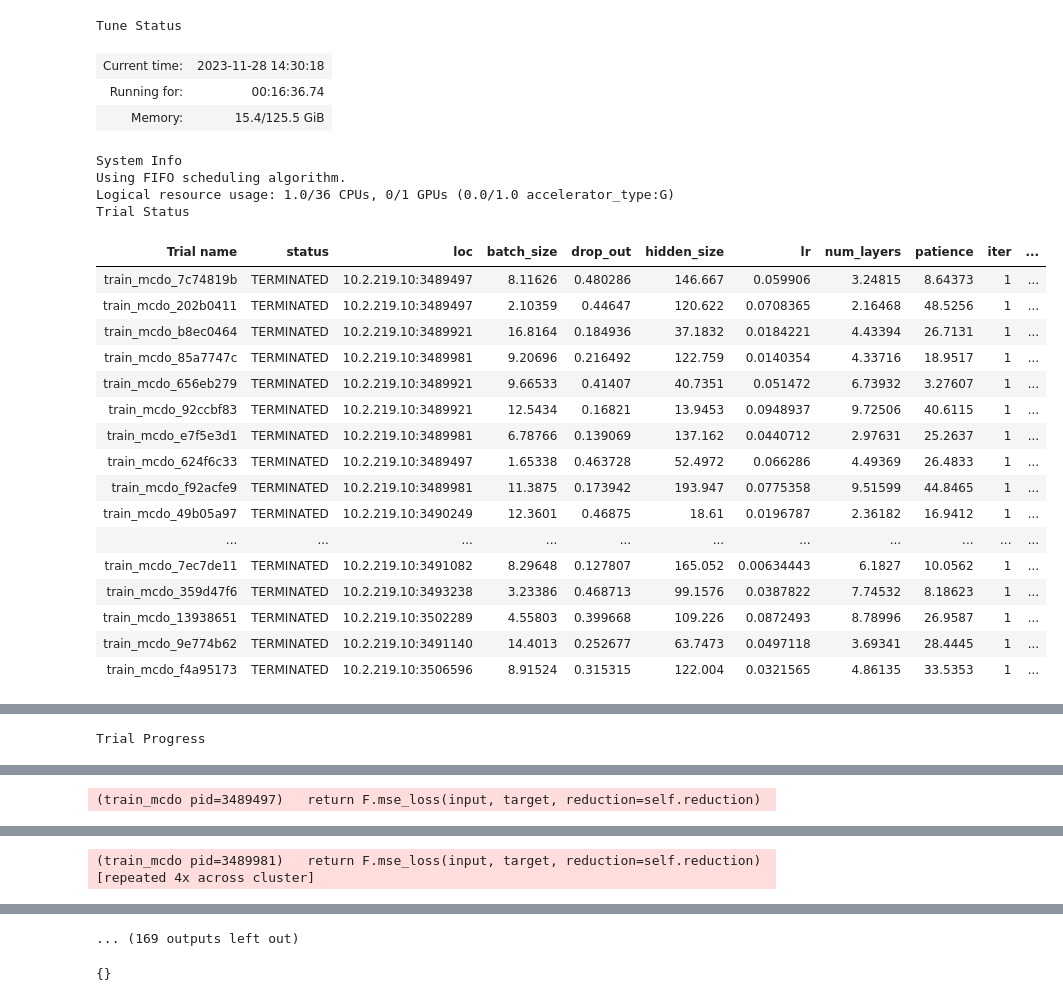
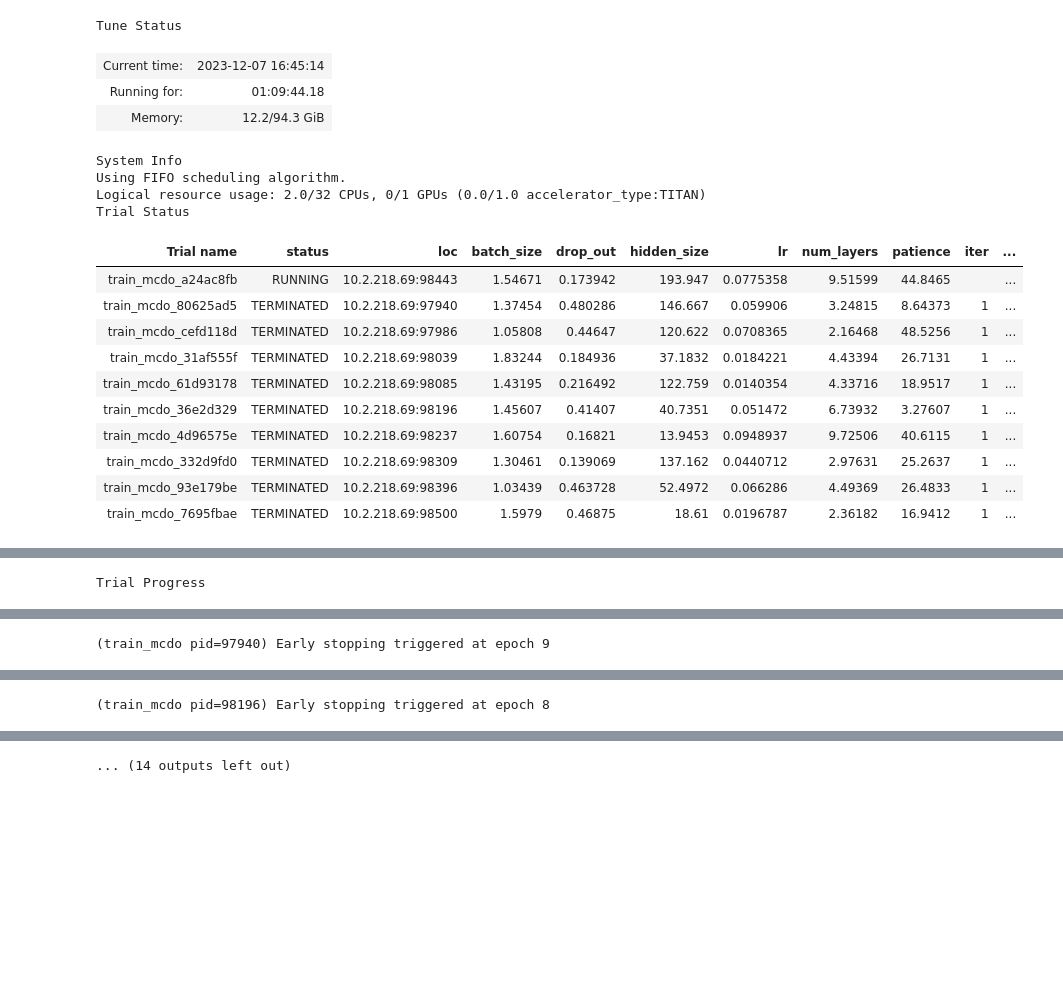
Before and after one commit to guptasamz/AML_Project, a Jupyter notebook: 03_hp_search_bnn_models_mcdo.ipynb, the cells around one changed output, grey strips where cells are left out. Saved outputs shown, nothing was run; the diff lists cells and outputs as text; code cells hidden in the pictures; blank space fills up the shorter version.

```diff
--- a/03_hp_search_bnn_models_mcdo.ipynb
+++ b/03_hp_search_bnn_models_mcdo.ipynb
@@ -115,3 +38,16 @@ def save_confusion_matrix_func(y_test, yp, title, path, route_id):
+# %%
+# Not to use in ipynb file
+# import argparse
+# # Create the parser
+# parser = argparse.ArgumentParser(description="Script for generating the deep ensemble hyperparameter results")
+# # Add the --value argument
+# parser.add_argument('--dv', type=int, help="Data version")
+# # Parse the arguments
+# args = parser.parse_args()
+# # Asking the user for their name
+# data_type = int(args.dv)
+
+data_type = 4
 # %%
 
 version = 'stl_1'
@@ -121,9 +57,3 @@ EPOCHS = 200
 DATA_DIR = '../data'
 
 pd.set_option('display.max_columns', None)
-# %%
-path = '../data/new_data/data1/'
-
-train_df = pd.read_csv(f'{path}/Data1_Train.csv')
-val_df = pd.read_csv(f'{path}/Data1_Val.csv')
-test_df = pd.read_csv(f'{path}/Data1_Test.csv')
@@ -237,12 +206,15 @@ def train_mcdo(config):
 
 
 def main(num_samples=100, max_num_epochs=500):
-
-
     ray.init()
 
+    if data_type != 4:
+        num_features = 1
+    else:
+        num_features = 7
+
     config = {
-        "num_features": 1,
+        "num_features": num_features,
         "hidden_size": tune.quniform(1, 200, 1),
         "num_layers": tune.quniform(2, 10, 1),
         "drop_out": tune.uniform(0.1, 0.5),
@@ -267,18 +239,18 @@ def main(num_samples=100, max_num_epochs=500):
             num_samples=num_samples,
             # max_concurrent_trials=20,
             local_dir= f'/home/sgupta/WORK/Triplevel_transformer_model/baselines/hyperparameter_search',
-            name=f"experiment_mcdo",
+            name=f"experiment_mcdo_data{data_type}",
             max_failures=7,
             raise_on_failed_trial=False
         )
 
     temp = result.dataframe()
     hyperparams_path = f'./hyperparameter_search/'
-    temp.to_csv(f"{hyperparams_path}/RAY_RESULTS_mcdo.csv")
+    temp.to_csv(f"{hyperparams_path}/RAY_RESULTS_mcdo_data{data_type}.csv")
 # %%
 import ray
 
-main(100,500)
+main(500,500)
 #  Stop Ray
 ray.shutdown()
 # %% [output]
@@ -296,25 +268,19 @@ ray.shutdown()
 Tune Status
-| Current time: | 2023-11-28 14:30:18 |
-| Running for: | 00:16:36.74 |
-| Memory: | 15.4/125.5 GiB |
+| Current time: | 2023-12-07 16:45:14 |
+| Running for: | 01:09:44.18 |
+| Memory: | 12.2/94.3 GiB |
 System Info
 Using FIFO scheduling algorithm.
-Logical resource usage: 1.0/36 CPUs, 0/1 GPUs (0.0/1.0 accelerator_type:G)
+Logical resource usage: 2.0/32 CPUs, 0/1 GPUs (0.0/1.0 accelerator_type:TITAN)
 Trial Status
 | Trial name | status | loc | batch_size | drop_out | hidden_size | lr | num_layers | patience | iter | ... |
-| train_mcdo_7c74819b | TERMINATED | 10.2.219.10:3489497 | 8.11626 | 0.480286 | 146.667 | 0.059906 | 3.24815 | 8.64373 | 1 | ... |
-| train_mcdo_202b0411 | TERMINATED | 10.2.219.10:3489497 | 2.10359 | 0.44647 | 120.622 | 0.0708365 | 2.16468 | 48.5256 | 1 | ... |
-| train_mcdo_b8ec0464 | TERMINATED | 10.2.219.10:3489921 | 16.8164 | 0.184936 | 37.1832 | 0.0184221 | 4.43394 | 26.7131 | 1 | ... |
-| train_mcdo_85a7747c | TERMINATED | 10.2.219.10:3489981 | 9.20696 | 0.216492 | 122.759 | 0.0140354 | 4.33716 | 18.9517 | 1 | ... |
-| train_mcdo_656eb279 | TERMINATED | 10.2.219.10:3489921 | 9.66533 | 0.41407 | 40.7351 | 0.051472 | 6.73932 | 3.27607 | 1 | ... |
-| train_mcdo_92ccbf83 | TERMINATED | 10.2.219.10:3489921 | 12.5434 | 0.16821 | 13.9453 | 0.0948937 | 9.72506 | 40.6115 | 1 | ... |
-| train_mcdo_e7f5e3d1 | TERMINATED | 10.2.219.10:3489981 | 6.78766 | 0.139069 | 137.162 | 0.0440712 | 2.97631 | 25.2637 | 1 | ... |
-| train_mcdo_624f6c33 | TERMINATED | 10.2.219.10:3489497 | 1.65338 | 0.463728 | 52.4972 | 0.066286 | 4.49369 | 26.4833 | 1 | ... |
-| train_mcdo_f92acfe9 | TERMINATED | 10.2.219.10:3489981 | 11.3875 | 0.173942 | 193.947 | 0.0775358 | 9.51599 | 44.8465 | 1 | ... |
-| train_mcdo_49b05a97 | TERMINATED | 10.2.219.10:3490249 | 12.3601 | 0.46875 | 18.61 | 0.0196787 | 2.36182 | 16.9412 | 1 | ... |
-| ... | ... | ... | ... | ... | ... | ... | ... | ... | ... | ... |
-| train_mcdo_7ec7de11 | TERMINATED | 10.2.219.10:3491082 | 8.29648 | 0.127807 | 165.052 | 0.00634443 | 6.1827 | 10.0562 | 1 | ... |
-| train_mcdo_359d47f6 | TERMINATED | 10.2.219.10:3493238 | 3.23386 | 0.468713 | 99.1576 | 0.0387822 | 7.74532 | 8.18623 | 1 | ... |
-| train_mcdo_13938651 | TERMINATED | 10.2.219.10:3502289 | 4.55803 | 0.399668 | 109.226 | 0.0872493 | 8.78996 | 26.9587 | 1 | ... |
-| train_mcdo_9e774b62 | TERMINATED | 10.2.219.10:3491140 | 14.4013 | 0.252677 | 63.7473 | 0.0497118 | 3.69341 | 28.4445 | 1 | ... |
-| train_mcdo_f4a95173 | TERMINATED | 10.2.219.10:3506596 | 8.91524 | 0.315315 | 122.004 | 0.0321565 | 4.86135 | 33.5353 | 1 | ... |
+| train_mcdo_a24ac8fb | RUNNING | 10.2.218.69:98443 | 1.54671 | 0.173942 | 193.947 | 0.0775358 | 9.51599 | 44.8465 |  | ... |
+| train_mcdo_80625ad5 | TERMINATED | 10.2.218.69:97940 | 1.37454 | 0.480286 | 146.667 | 0.059906 | 3.24815 | 8.64373 | 1 | ... |
+| train_mcdo_cefd118d | TERMINATED | 10.2.218.69:97986 | 1.05808 | 0.44647 | 120.622 | 0.0708365 | 2.16468 | 48.5256 | 1 | ... |
+| train_mcdo_31af555f | TERMINATED | 10.2.218.69:98039 | 1.83244 | 0.184936 | 37.1832 | 0.0184221 | 4.43394 | 26.7131 | 1 | ... |
+| train_mcdo_61d93178 | TERMINATED | 10.2.218.69:98085 | 1.43195 | 0.216492 | 122.759 | 0.0140354 | 4.33716 | 18.9517 | 1 | ... |
+| train_mcdo_36e2d329 | TERMINATED | 10.2.218.69:98196 | 1.45607 | 0.41407 | 40.7351 | 0.051472 | 6.73932 | 3.27607 | 1 | ... |
+| train_mcdo_4d96575e | TERMINATED | 10.2.218.69:98237 | 1.60754 | 0.16821 | 13.9453 | 0.0948937 | 9.72506 | 40.6115 | 1 | ... |
+| train_mcdo_332d9fd0 | TERMINATED | 10.2.218.69:98309 | 1.30461 | 0.139069 | 137.162 | 0.0440712 | 2.97631 | 25.2637 | 1 | ... |
+| train_mcdo_93e179be | TERMINATED | 10.2.218.69:98396 | 1.03439 | 0.463728 | 52.4972 | 0.066286 | 4.49369 | 26.4833 | 1 | ... |
+| train_mcdo_7695fbae | TERMINATED | 10.2.218.69:98500 | 1.5979 | 0.46875 | 18.61 | 0.0196787 | 2.36182 | 16.9412 | 1 | ... |
@@ -341 +315 @@ Trial Progress
-(train_mcdo pid=3489497)   return F.mse_loss(input, target, reduction=self.reduction)
+(train_mcdo pid=97940) Early stopping triggered at epoch 9
@@ -343 +322 @@ Trial Progress
-(train_mcdo pid=3489981)   return F.mse_loss(input, target, reduction=self.reduction) [repeated 4x across cluster]
+(train_mcdo pid=98196) Early stopping triggered at epoch 8
@@ -346,5 +329 @@ Trial Progress
-... (169 outputs left out)
+... (14 outputs left out)
-# %%
-models
-# %% [output]
-{}
```
Also changed, not shown: parts of 6 cells of this notebook, 6 other files.
